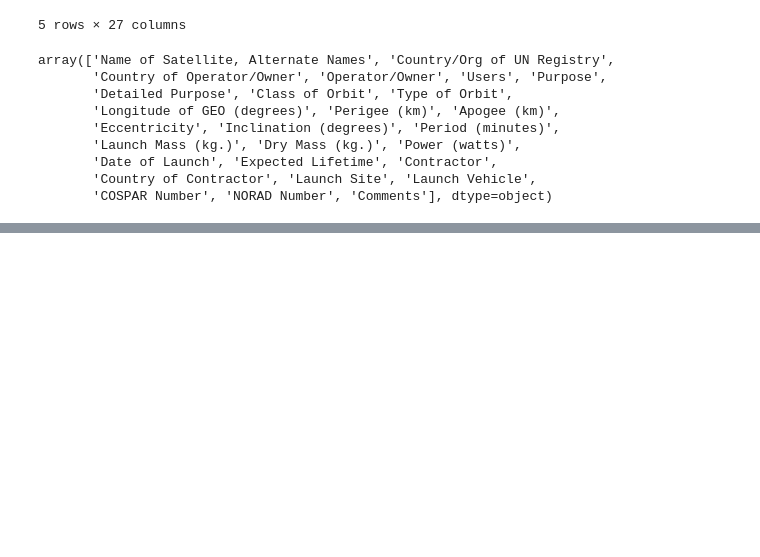
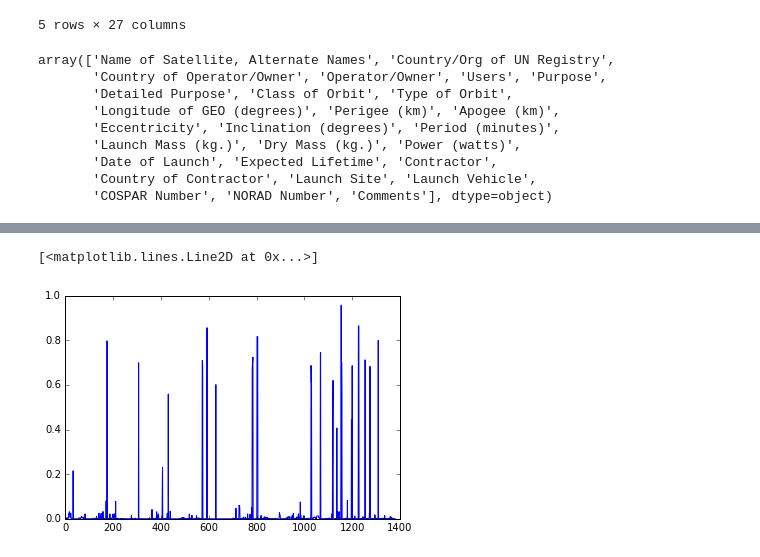
Before and after one commit to Ianssmith/Satellite_Map, a Jupyter notebook: satellites.ipynb, the cells around one changed output, grey strips where cells are left out. Saved outputs shown, nothing was run; the diff lists cells and outputs as text; code cells hidden in the pictures; blank space fills up the shorter version.

```diff
--- a/satellites.ipynb
+++ b/satellites.ipynb
@@ -66,0 +63,5 @@ plt.plot(data['longitude'], 'k--')
+# %%
+plt.plot(data['eccentricity'])
+# %% [output]
+[<matplotlib.lines.Line2D at 0x...>]
+[figure, added]
```
Also changed, not shown: parts of 12 cells of this notebook.
